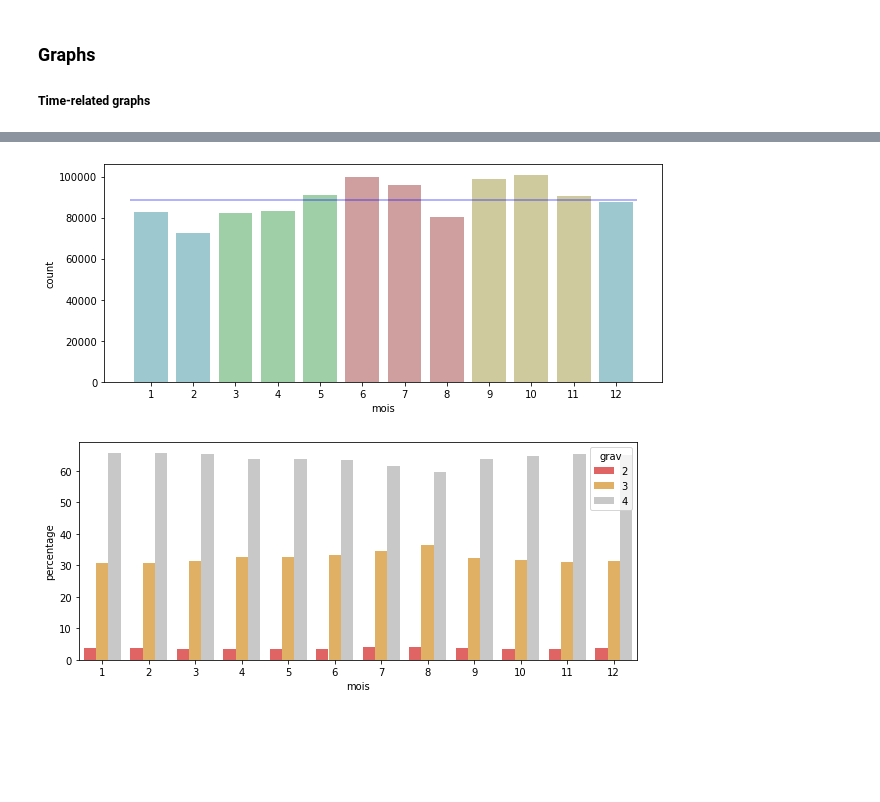
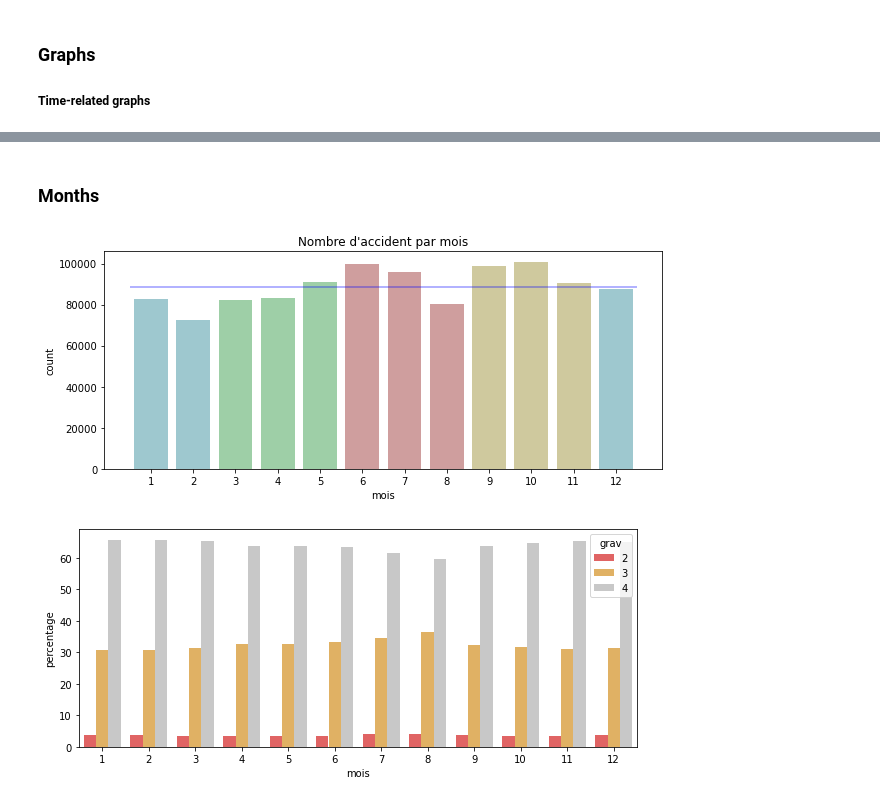
Before and after one commit to YacineHajjiDataScientist/20220814_dsProject, a Jupyter notebook: 20220821_projectDS.ipynb, the cells around one changed output, grey strips where cells are left out. Cells and saved outputs as stored; diff of their text form; code cells hidden in the pictures; blank space fills up the shorter version.

```diff
--- a/20220821_projectDS.ipynb
+++ b/20220821_projectDS.ipynb
@@ -419,17 +404,20 @@ fig.show()
+# %% [markdown]
+### Months
 # %%
 # Display plots
 plt.figure(figsize=(10, 4))
 sns.countplot(dfCarac['mois'],
              palette=['#96CED7', '#96CED7',
                    '#96D7A2', '#96D7A2', '#96D7A2',
                    '#D79696', '#D79696', '#D79696',
                    '#D7CF96', '#D7CF96', '#D7CF96',
                    '#96CED7'])
-plt.hlines(y=len(dfCarac['mois'])/12, xmin=-0.5, xmax=11.5, color='blue', alpha=0.4);
+plt.hlines(y=len(dfCarac['mois'])/12, xmin=-0.5, xmax=11.5, color='blue', alpha=0.4)
+plt.title("Nombre d'accident par mois");
 # On peut observer que les mois de juin, juillet, septembre et octobre semblent avoir le plus d'accidents
 # On peut observer que le mois de février compte le moins d'accidents mais il comporte aussi 28 jours
 # %% [output]
-[figure, old version]
+[figure, new version]
 # %%
 # Initiating dataframe grouped by month
 dfCaracGpByMonth = (dfCarac.groupby(['mois'])['grav']
```
Also changed, not shown: parts of 57 cells of this notebook.
